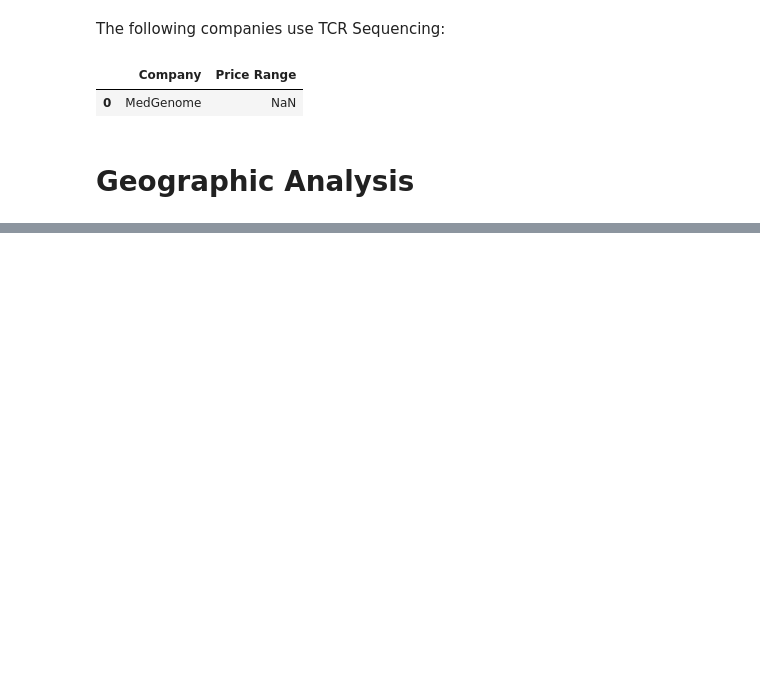
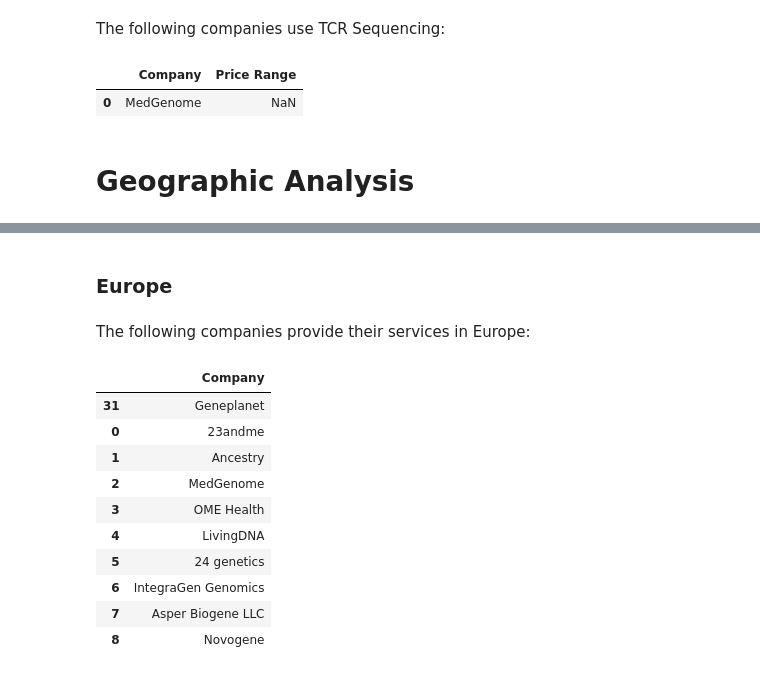
Before and after one commit to bhaveshpancholi/Competitor-Anlysis, a Jupyter notebook: Competitor Analysis.ipynb, the cells around one changed output, grey strips where cells are left out. Drawn from its saved outputs; the diff is of its cells as text; code cells hidden in the pictures; blank space fills up the shorter version.

```diff
--- a/Competitor Analysis.ipynb
+++ b/Competitor Analysis.ipynb
@@ -1102,0 +1248,21 @@ tcrsdf
+# %% [markdown]
+### Europe
+# %% [markdown]
+The following companies provide their services in Europe:
+# %%
+x=df[['Company']][df.Country=='Europe']
+c={'Company': ['23andme', 'Ancestry', 'MedGenome', 'OME Health', 'LivingDNA', '24 genetics', 'IntegraGen Genomics', 'Asper Biogene LLC', 'Novogene']}
+cdf=pd.DataFrame(c)
+x.append(cdf)
+# %% [output]
+|  | Company |
+| 31 | Geneplanet |
+| 0 | 23andme |
+| 1 | Ancestry |
+| 2 | MedGenome |
+| 3 | OME Health |
+| 4 | LivingDNA |
+| 5 | 24 genetics |
+| 6 | IntegraGen Genomics |
+| 7 | Asper Biogene LLC |
+| 8 | Novogene |
```
Also changed, not shown: parts of 24 cells of this notebook.
